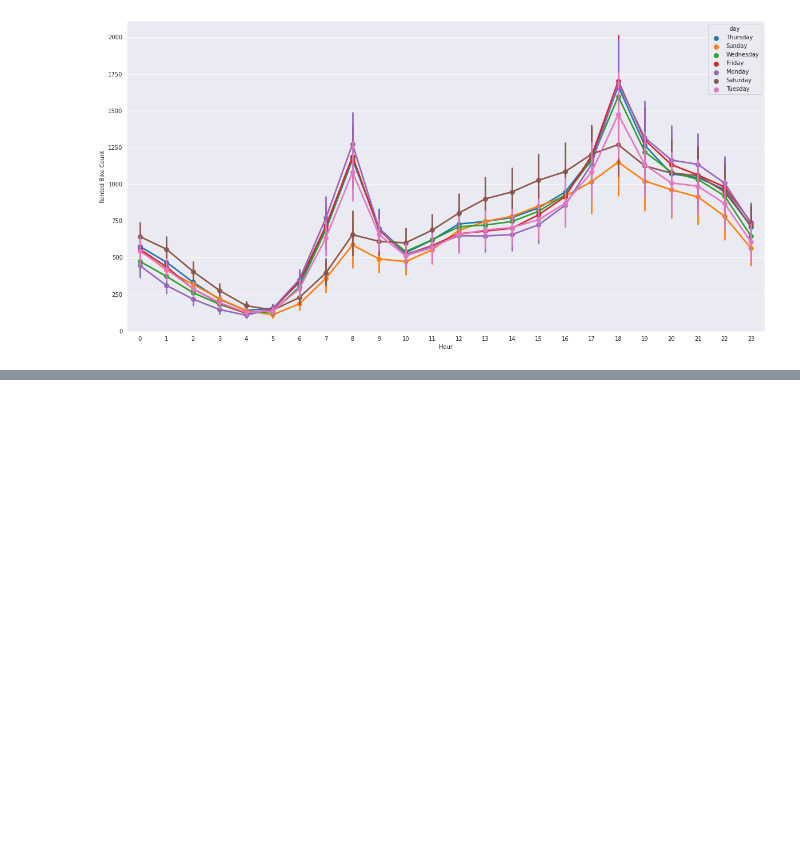
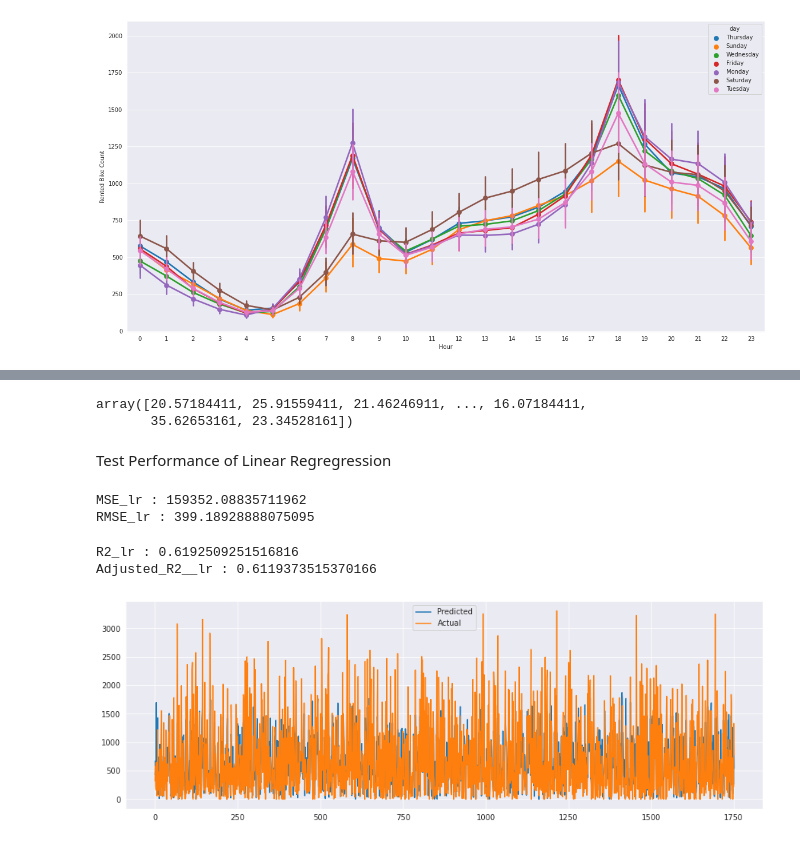
Before and after one commit to techfreakydeepak/Bike_sharing_demand_prediction, a Jupyter notebook: bike_sharing.ipynb, the cells around one changed output, grey strips where cells are left out. Saved outputs shown, nothing was run; the diff lists cells and outputs as text; code cells hidden in the pictures; blank space fills up the shorter version.

```diff
--- a/bike_sharing.ipynb
+++ b/bike_sharing.ipynb
@@ -671,0 +859,7 @@ sns.pointplot(x=df["Hour"],y=df['Rented Bike Count'],hue=df["day"]);
+# %%
+y=np.sqrt(df['Rented Bike Count'])
+# %%
+# splitting the dataset into the training set and test set
+# splitting the Train test data with 80 - 20
+from sklearn.model_selection import train_test_split
+X_train, X_test, y_train, y_test = train_test_split( X,y , test_size = 0.2, random_state = 0)
@@ -671,0 +942,4 @@ sns.pointplot(x=df["Hour"],y=df['Rented Bike Count'],hue=df["day"]);
+# %%
+from sklearn.linear_model import LinearRegression
+
+reg = LinearRegression().fit(X_train, y_train)
@@ -671,0 +967,37 @@ sns.pointplot(x=df["Hour"],y=df['Rented Bike Count'],hue=df["day"]);
+# %%
+#prediction of test data
+y_pred = reg.predict(X_test)
+# %%
+y_pred
+# %% [output]
+array([20.57184411, 25.91559411, 21.46246911, ..., 16.07184411,
+       35.62653161, 23.34528161])
+# %% [markdown]
+Test Performance of Linear Regregression
+# %%
+from sklearn.metrics import mean_squared_error
+MSE_lr  = mean_squared_error((y_test)**2, (y_pred)**2)
+print("MSE_lr :" , MSE_lr)
+RMSE_lr = np.sqrt(MSE_lr)
+print("RMSE_lr :" ,RMSE_lr)
+# %% [output]
+MSE_lr : 159352.08835711962
+RMSE_lr : 399.18928888075095
+# %%
+from sklearn.metrics import r2_score
+r2_lr = r2_score((y_test)**2, (y_pred)**2)
+print("R2_lr :" ,r2_lr)
+Adjusted_R2__lr=1-(1-r2_score((y_test)**2, (y_pred)**2))*((X_test.shape[0]-1)/(X_test.shape[0]-X_test.shape[1]-1))
+print('Adjusted_R2__lr :',Adjusted_R2__lr)
+# %% [output]
+R2_lr : 0.6192509251516816
+Adjusted_R2__lr : 0.6119373515370166
+# %%
+# Actual Price vs predicte for Linear Regression plot
+plt.figure(figsize=(15,5))
+plt.plot((y_pred)**2)
+plt.plot(np.array((y_test)**2))
+plt.legend(["Predicted","Actual"])
+plt.show()
+# %% [output]
+[figure, added]
```
Also changed, not shown: parts of 62 cells of this notebook.
